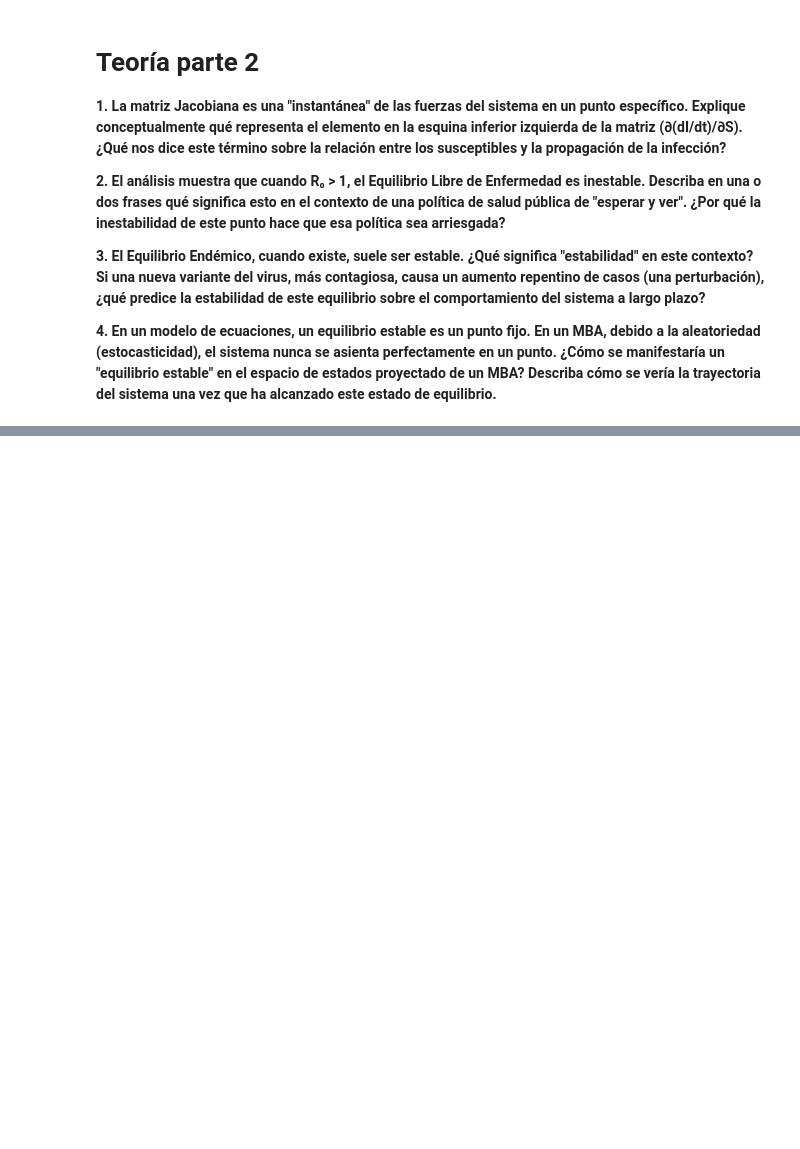
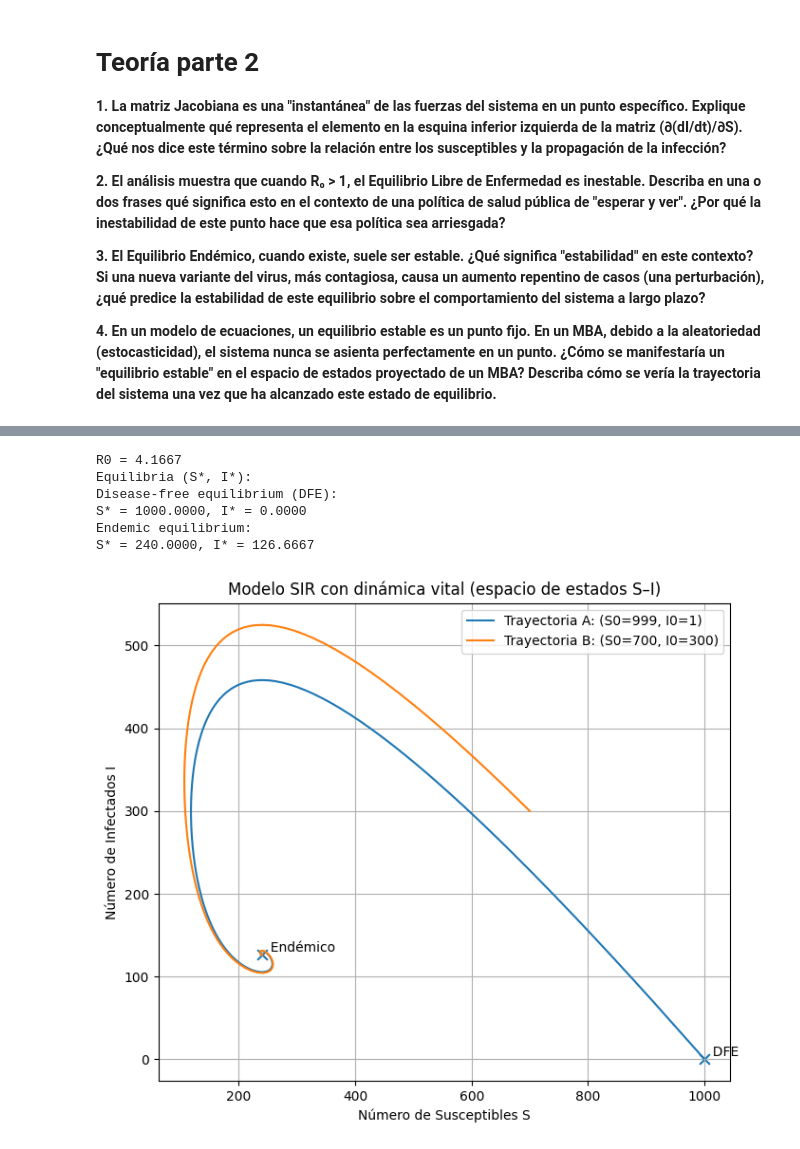
Before and after one commit to angelargd8/lab6-modsim, a Jupyter notebook: main.ipynb, the cells around one changed output, grey strips where cells are left out. Cells and saved outputs as stored; diff of their text form; code cells hidden in the pictures; blank space fills up the shorter version.

```diff
--- a/main.ipynb
+++ b/main.ipynb
@@ -76,0 +84,64 @@ No, no podría esperarse que las trayectorias se vieran identicas a las del mode
+# %%
+#configuracion de la simulacion
+
+N = 1000.0
+beta = 0.5/ N
+gamma = 0.1
+mu = 0.02
+
+
+def sir_vital(t, y):
+    S, I = y
+    dS = mu*N - beta*S*I - mu*S
+    dI = beta*S*I - (gamma + mu)*I
+    return [dS, dI]
+
+# simular trayectorias
+# time horizon
+t_span = (0, 300.0)
+t_eval = np.linspace(t_span[0], t_span[1], 1201)
+
+# condiciones iniciales
+y0_a = [999.0, 1.0]   # inicio del brote
+y0_b = [700.0, 300.0] # epidemia mayor
+
+sol_a = solve_ivp(sir_vital, t_span, y0_a, t_eval=t_eval, rtol=1e-8, atol=1e-10)
+sol_b = solve_ivp(sir_vital, t_span, y0_b, t_eval=t_eval, rtol=1e-8, atol=1e-10)
+
+# equilibrar
+R0 = beta * N / (gamma + mu)
+S_endemic = (gamma + mu) / beta
+I_endemic = mu * (N - S_endemic) / (beta * S_endemic)
+
+S_dfe = N
+I_dfe = 0.0
+
+
+print(f"R0 = {R0:.4f}")
+print("Equilibria (S*, I*):")
+print(f"Disease-free equilibrium (DFE): \nS* = {S_dfe:.4f}, I* = {I_dfe:.4f}")
+print(f"Endemic equilibrium:\nS* = {S_endemic:.4f}, I* = {I_endemic:.4f}")
+
+
+# visualizar el espacio de estados
+plt.figure(figsize=(7,6))
+plt.plot(sol_a.y[0], sol_a.y[1], label="Trayectoria A: (S0=999, I0=1)")
+plt.plot(sol_b.y[0], sol_b.y[1], label="Trayectoria B: (S0=700, I0=300)")
+plt.scatter([S_dfe, S_endemic], [I_dfe, I_endemic], s=60, marker='x')
+plt.text(S_dfe, I_dfe, "  DFE", ha='left', va='bottom')
+plt.text(S_endemic, I_endemic, "  Endémico", ha='left', va='bottom')
+plt.xlabel("Número de Susceptibles S")
+plt.ylabel("Número de Infectados I")
+plt.title("Modelo SIR con dinámica vital (espacio de estados S–I)")
+plt.legend()
+plt.grid(True)
+plt.tight_layout()
+plt.show()
+# %% [output]
+R0 = 4.1667
+Equilibria (S*, I*):
+Disease-free equilibrium (DFE):
+S* = 1000.0000, I* = 0.0000
+Endemic equilibrium:
+S* = 240.0000, I* = 126.6667
+[figure, added]
```
Also changed, not shown: parts of 3 cells of this notebook.
